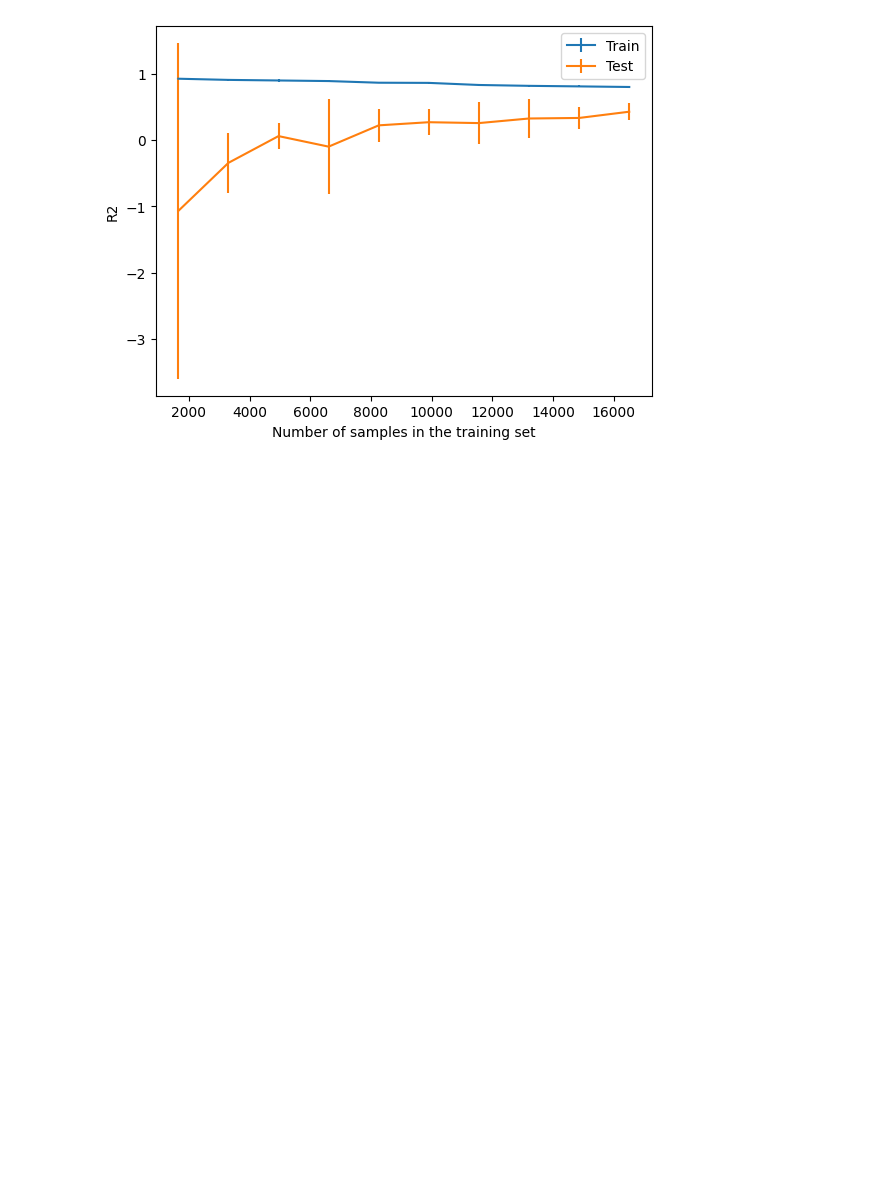
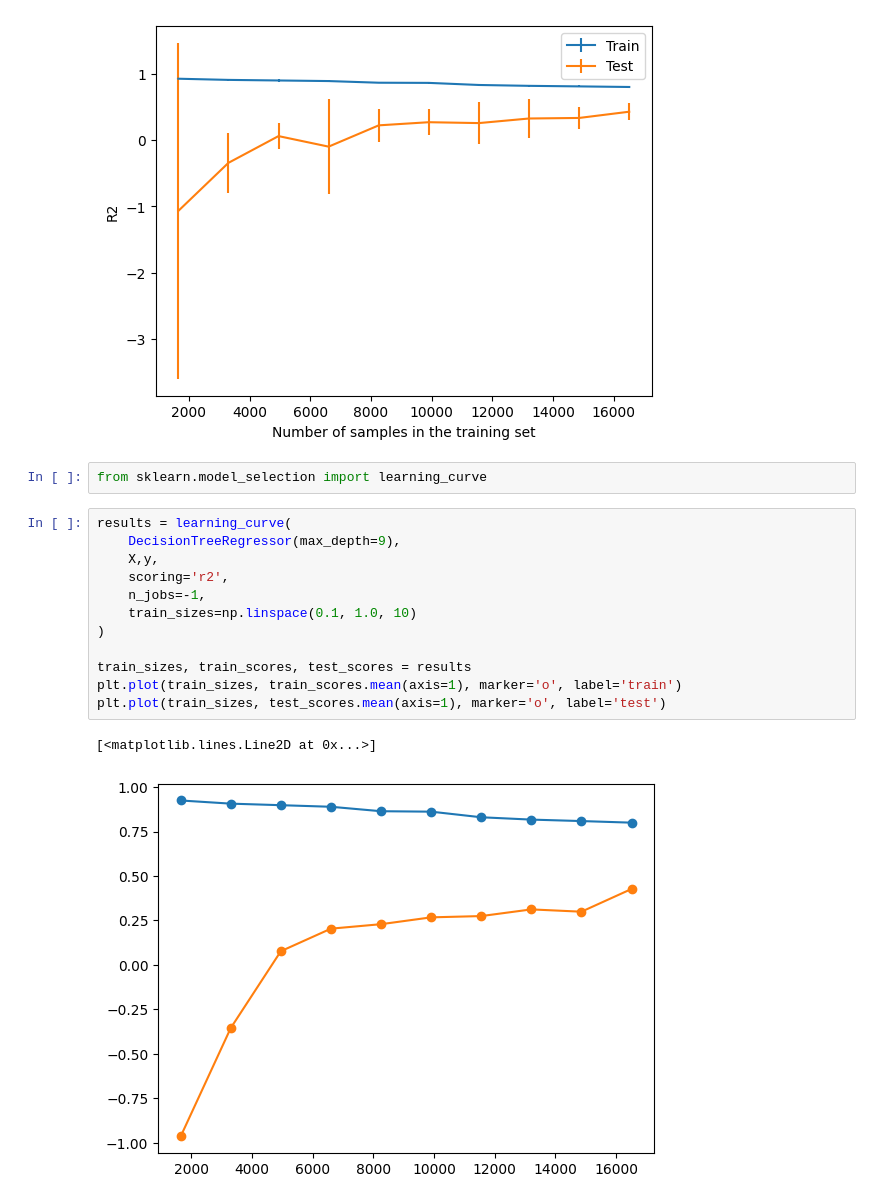
Before and after one commit to zaid-kamil/2024-JUL-ML-1230-SS, a Jupyter notebook: regression/decision_tree.ipynb, the cells around one changed output. Saved outputs shown, nothing was run; the diff lists cells and outputs as text; blank space fills up the shorter version.

Commit message:
example of learning curve

```diff
--- a/regression/decision_tree.ipynb
+++ b/regression/decision_tree.ipynb
@@ -188,3 +188,20 @@ disp = LearningCurveDisplay.from_estimator(
 )
 # %% [output]
 [figure]
+# %%
+from sklearn.model_selection import learning_curve
+# %%
+results = learning_curve(
+    DecisionTreeRegressor(max_depth=9),
+    X,y,
+    scoring='r2',
+    n_jobs=-1,
+    train_sizes=np.linspace(0.1, 1.0, 10)
+)
+
+train_sizes, train_scores, test_scores = results
+plt.plot(train_sizes, train_scores.mean(axis=1), marker='o', label='train')
+plt.plot(train_sizes, test_scores.mean(axis=1), marker='o', label='test')
+# %% [output]
+[<matplotlib.lines.Line2D at 0x...>]
+[figure, added]
```
